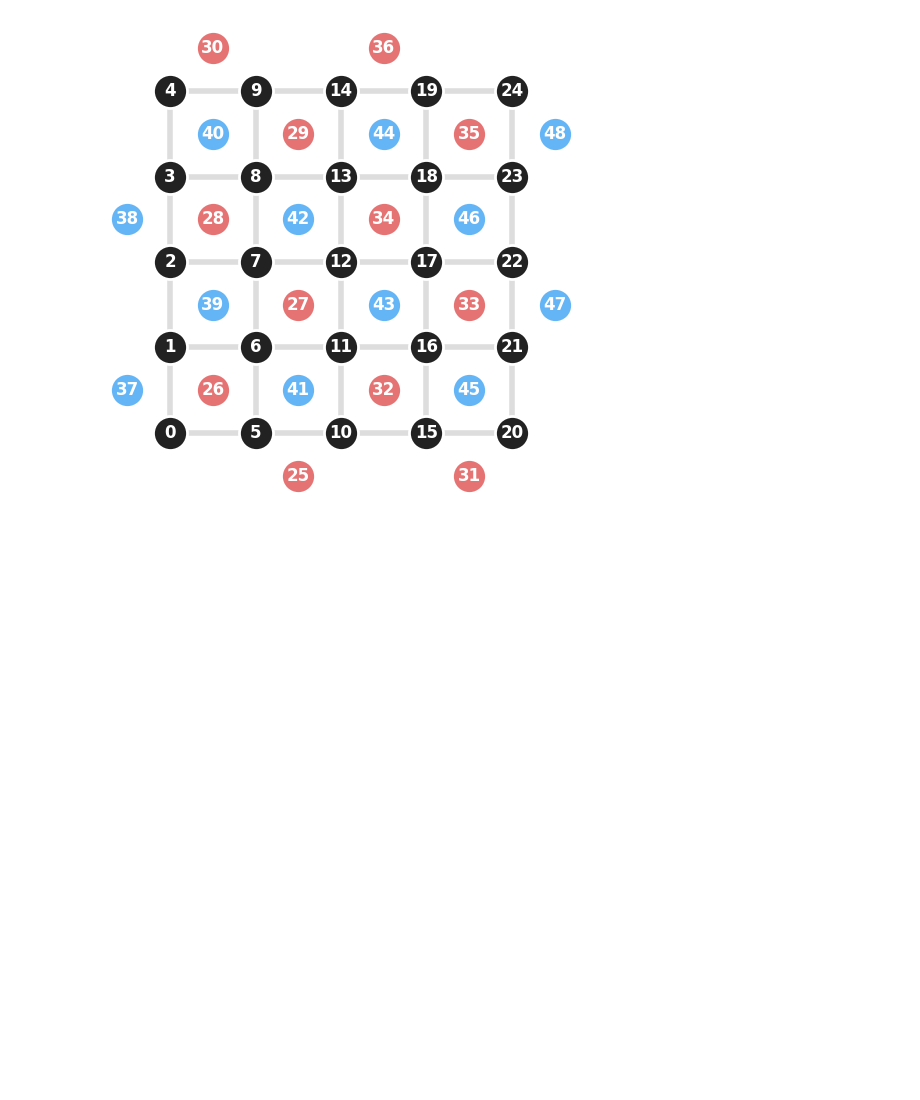
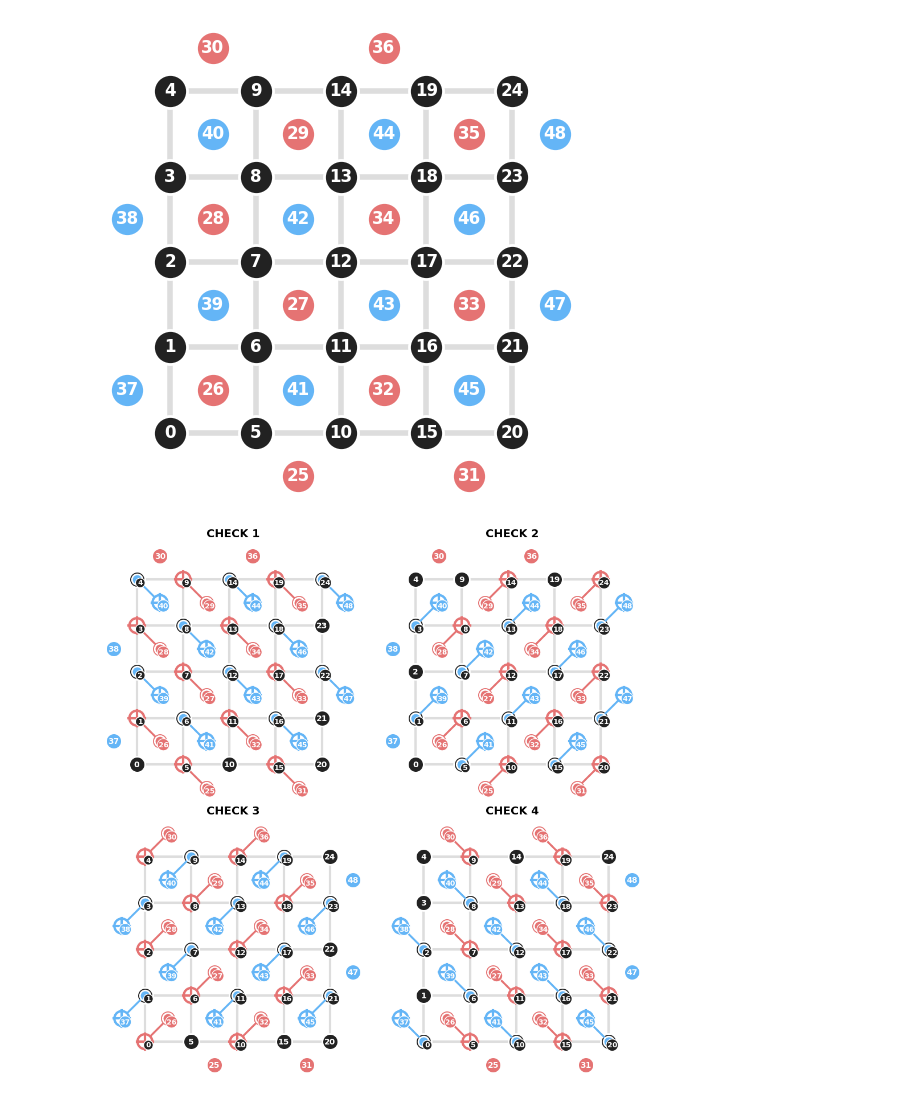
Before and after one commit to aryakakodkar/qerasure, a Jupyter notebook: apps/test.ipynb, the cells around one changed output. Saved outputs shown, nothing was run; the diff lists cells and outputs as text; code cells hidden in the pictures; blank space fills up the shorter version.

```diff
--- a/apps/test.ipynb
+++ b/apps/test.ipynb
@@ -10,3 +10,7 @@ code = RotatedSurfaceCode(distance=5)
 code.draw()
 # %% [output]
 [figure]
+# %%
+code.draw_gates()
+# %% [output]
+[figure, added]
```
Also changed, not shown: 3 other files.
